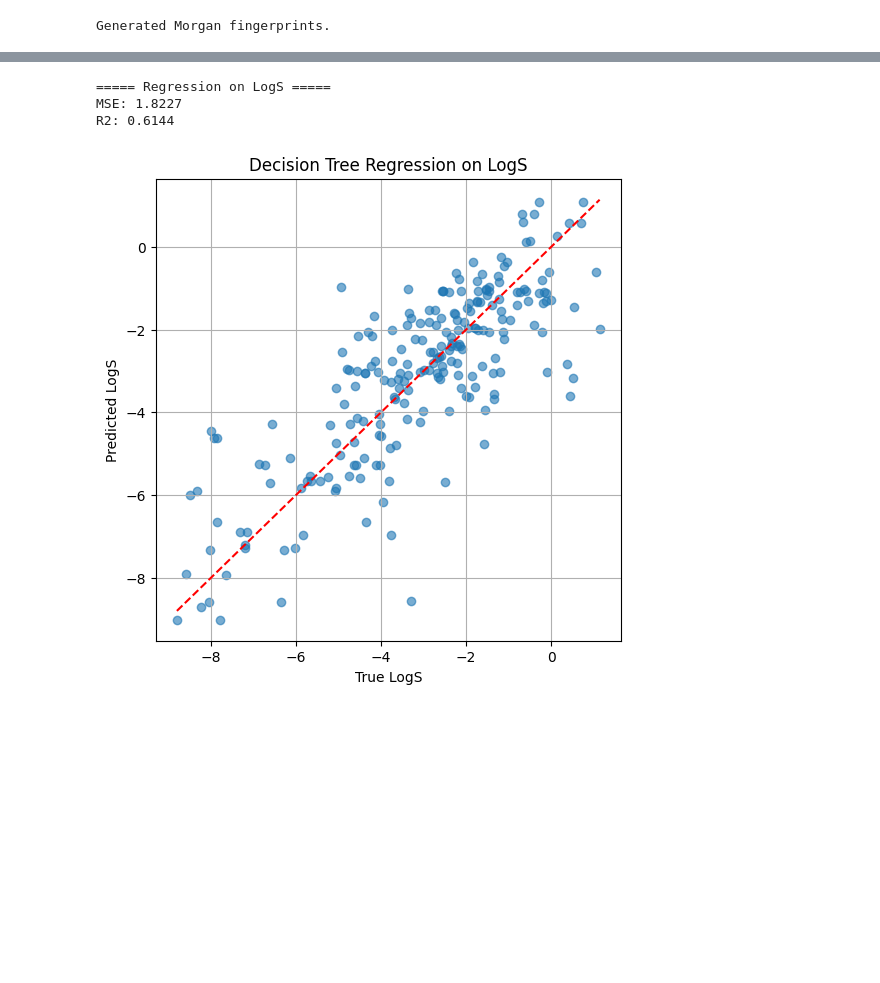
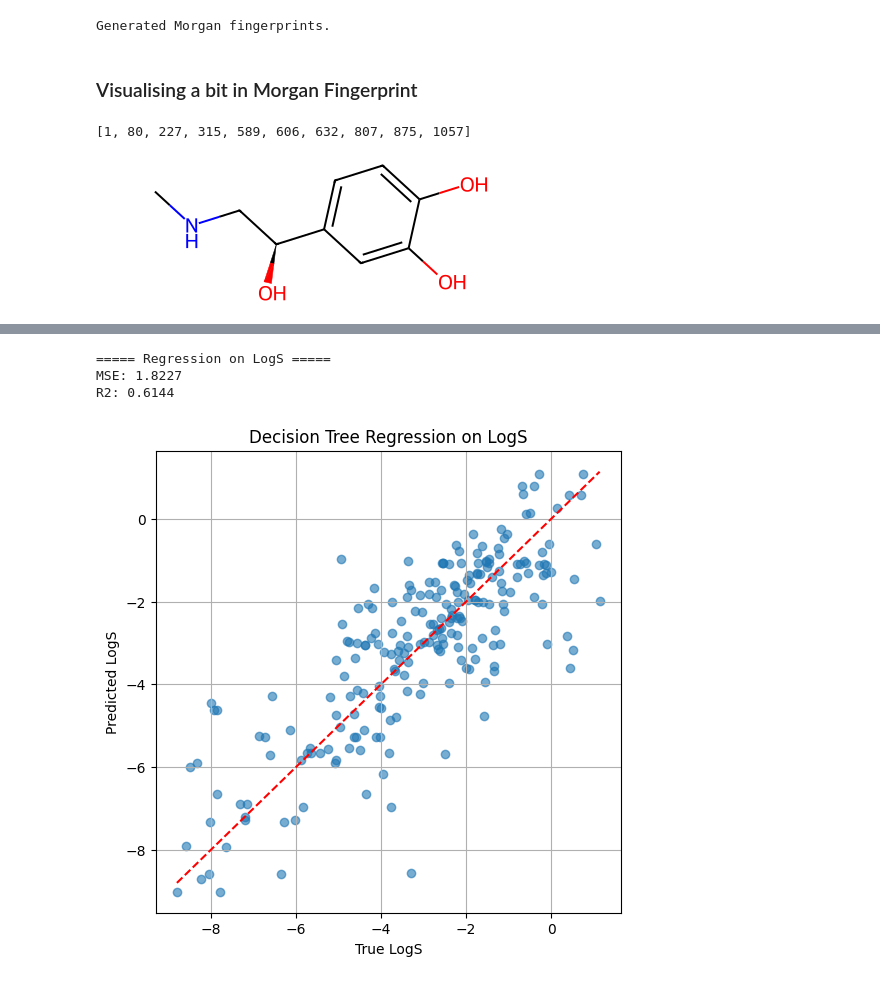
Before and after one commit to devalab/ML4Science-2025-Workshop, a Jupyter notebook: Day-3/decision_trees_with_fingerprints/Decision_Tree_Morgan_LogS_LogP.ipynb, the cells around one changed output, grey strips where cells are left out. Drawn from its saved outputs; the diff is of its cells as text; code cells hidden in the pictures; blank space fills up the shorter version.

```diff
--- a/Day-3/decision_trees_with_fingerprints/Decision_Tree_Morgan_LogS_LogP.ipynb
+++ b/Day-3/decision_trees_with_fingerprints/Decision_Tree_Morgan_LogS_LogP.ipynb
@@ -286,3 +282,19 @@ fps = np.array([smiles_to_morgan(s) for s in df['SMILES']])  # Generate Morgan f
 print("Generated Morgan fingerprints.")
 # %% [output]
 Generated Morgan fingerprints.
+# %% [markdown]
+### Visualising a bit in Morgan Fingerprint
+# %%
+epinephrine = Chem.MolFromSmiles('CNC[C@H](O)c1ccc(O)c(O)c1')
+fpg = GetMorganGenerator(radius=2)
+ao = AdditionalOutput()
+ao.AllocateBitInfoMap()
+
+fp = fpg.GetFingerprint(epinephrine,additionalOutput=ao)
+list(fp.GetOnBits())[:10]
+# %% [output]
+[1, 80, 227, 315, 589, 606, 632, 807, 875, 1057]
+# %%
+epinephrine
+# %% [output]
+[figure, added]
```
Also changed, not shown: parts of 9 cells of this notebook.
